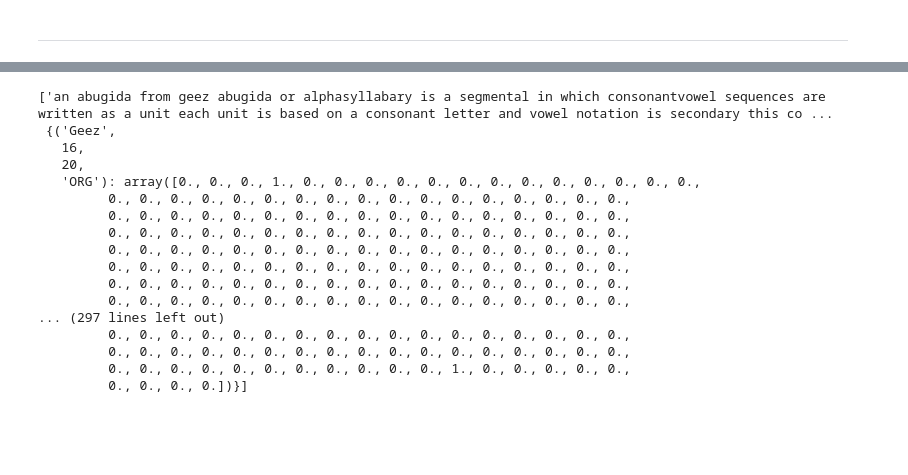
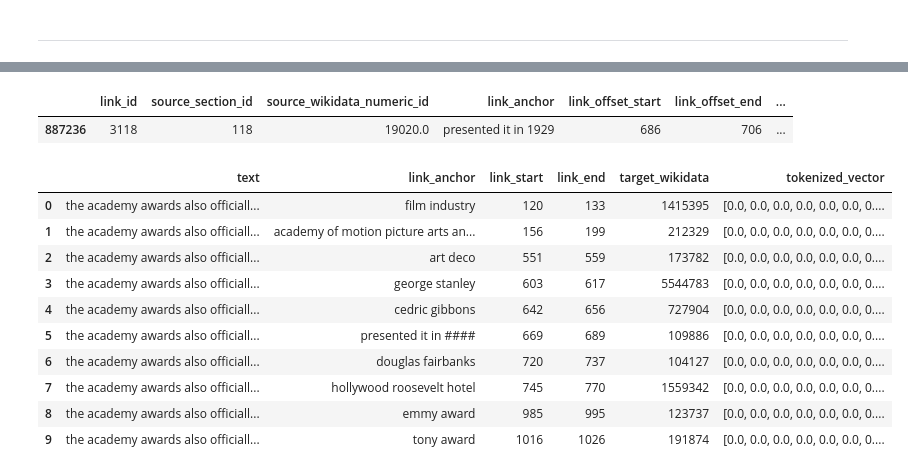
Before and after one commit to Ankur3107/NamedEntityDisambiguation, a Jupyter notebook: notebooks/text-feature-engineering.ipynb, the cells around one changed output, grey strips where cells are left out. Saved outputs shown, nothing was run; the diff lists cells and outputs as text; code cells hidden in the pictures; blank space fills up the shorter version.

```diff
--- a/notebooks/text-feature-engineering.ipynb
+++ b/notebooks/text-feature-engineering.ipynb
@@ -14,7 +10,7 @@ Do data manipulation in SQL instead.
 # %%
 try:
     # data of both wikipedia pages
-    sample = pd.read_csv('../data/plaintext_link_sample_full.csv')
+    sample = pd.read_csv('../data/plaintext_link_sample_1percent.csv')
 
 except FileNotFoundError:
 
@@ -34,12 +30,17 @@ except FileNotFoundError:
     plaintext_link_cols = [col[1] for col in c.execute("PRAGMA table_info(plaintext_link)")]
 
     # get a sample of the data to work on pandas
+    # there are about 38.5 million entries
     query2 = """
     SELECT *
     FROM plaintext_link
+    WHERE source_section_id IN (SELECT DISTINCT(source_section_id)
+                                FROM plaintext_link
+                                ORDER BY random()
+                                LIMIT 385000)
     """
     sample = viz_tables(plaintext_link_cols, query2)
-    sample.to_csv('../data/plaintext_link_sample_full.csv', index=False)
+    sample.to_csv('../data/plaintext_link_sample_1percent.csv', index=False)
 
     c.close()
     db.close()
@@ -52,14 +51,20 @@ from text_cleaning_functions import *
 
 unicode_dict = get_unicode_dict()
 
+# drop those without link anchors
+sample = sample[~sample['link_anchor'].isna()].copy()
 # replace html encoded strings, weird characters, and additional whitespaces
 cleaned_sample = text_preprocessing(sample, [('&\w+;|&#[0-9]+;|&#[xX][a-fA-F0-9]+;', ''),
                                              ('[^a-zA-Z0-9\s]', ''),
                                              ('\s{2,}', ' '),
-                                             ('^ | $', '')], unicode_dict)
+                                             ('^ | $', ''),
+                                             ('[0-9]', '#')], unicode_dict)
+
+# lowercase everything
+
 
 # approx 10-15 minutes for 5000 text...
-true_entity, ner_entity = extract_entities_and_labels(cleaned_sample)
+#true_entity, ner_entity = extract_entities_and_labels(cleaned_sample)
 
 # keep entities which were both identified by NER and has a corresponding Wikipedia link
-ner_entity, true_entity = drop_entities(ner_entity, true_entity)
+#ner_entity, true_entity = drop_entities(ner_entity, true_entity)
@@ -66,20 +88,0 @@ ner_entity, true_entity = drop_entities(ner_entity, true_entity)
-# %%
-ner_entity[0]
-# %% [output]
-['an abugida from geez abugida or alphasyllabary is a segmental in which consonantvowel sequences are written as a unit each unit is based on a consonant letter and vowel notation is secondary this co ...
- {('Geez',
-   16,
-   20,
-   'ORG'): array([0., 0., 0., 1., 0., 0., 0., 0., 0., 0., 0., 0., 0., 0., 0., 0., 0.,
-         0., 0., 0., 0., 0., 0., 0., 0., 0., 0., 0., 0., 0., 0., 0., 0., 0.,
-         0., 0., 0., 0., 0., 0., 0., 0., 0., 0., 0., 0., 0., 0., 0., 0., 0.,
-         0., 0., 0., 0., 0., 0., 0., 0., 0., 0., 0., 0., 0., 0., 0., 0., 0.,
-         0., 0., 0., 0., 0., 0., 0., 0., 0., 0., 0., 0., 0., 0., 0., 0., 0.,
-         0., 0., 0., 0., 0., 0., 0., 0., 0., 0., 0., 0., 0., 0., 0., 0., 0.,
-         0., 0., 0., 0., 0., 0., 0., 0., 0., 0., 0., 0., 0., 0., 0., 0., 0.,
-         0., 0., 0., 0., 0., 0., 0., 0., 0., 0., 0., 0., 0., 0., 0., 0., 0.,
-... (297 lines left out)
-         0., 0., 0., 0., 0., 0., 0., 0., 0., 0., 0., 0., 0., 0., 0., 0., 0.,
-         0., 0., 0., 0., 0., 0., 0., 0., 0., 0., 0., 0., 0., 0., 0., 0., 0.,
-         0., 0., 0., 0., 0., 0., 0., 0., 0., 0., 0., 1., 0., 0., 0., 0., 0.,
-         0., 0., 0., 0.])}]
@@ -85,0 +91,5 @@ ner_entity[0]
+# %%
+sample[sample['link_id']==3118]
+# %% [output]
+|  | link_id | source_section_id | source_wikidata_numeric_id | link_anchor | link_offset_start | link_offset_end | ... |
+| 887236 | 3118 | 118 | 19020.0 | presented it in 1929 | 686 | 706 | ... |
@@ -85,0 +172,21 @@ ner_entity[0]
+# %%
+# lowercase everything
+sample_data = extract_entities(cleaned_sample)
+
+# match link anchor with text
+sample_data['link_anchor'] = sample_data.apply(lambda i: i.text[i.link_start:i.link_end], axis=1)
+sample_data.to_csv('../data/sample_data_1percent.csv', index=False)
+# %%
+sample_data.head(10)
+# %% [output]
+|  | text | link_anchor | link_start | link_end | target_wikidata | tokenized_vector |
+| 0 | the academy awards also officiall... | film industry | 120 | 133 | 1415395 | [0.0, 0.0, 0.0, 0.0, 0.0, 0.0, 0.... |
+| 1 | the academy awards also officiall... | academy of motion picture arts an... | 156 | 199 | 212329 | [0.0, 0.0, 0.0, 0.0, 0.0, 0.0, 0.... |
+| 2 | the academy awards also officiall... | art deco | 551 | 559 | 173782 | [0.0, 0.0, 0.0, 0.0, 0.0, 0.0, 0.... |
+| 3 | the academy awards also officiall... | george stanley | 603 | 617 | 5544783 | [0.0, 0.0, 0.0, 0.0, 0.0, 0.0, 0.... |
+| 4 | the academy awards also officiall... | cedric gibbons | 642 | 656 | 727904 | [0.0, 0.0, 0.0, 0.0, 0.0, 0.0, 0.... |
+| 5 | the academy awards also officiall... | presented it in #### | 669 | 689 | 109886 | [0.0, 0.0, 0.0, 0.0, 0.0, 0.0, 0.... |
+| 6 | the academy awards also officiall... | douglas fairbanks | 720 | 737 | 104127 | [0.0, 0.0, 0.0, 0.0, 0.0, 0.0, 0.... |
+| 7 | the academy awards also officiall... | hollywood roosevelt hotel | 745 | 770 | 1559342 | [0.0, 0.0, 0.0, 0.0, 0.0, 0.0, 0.... |
+| 8 | the academy awards also officiall... | emmy award | 985 | 995 | 123737 | [0.0, 0.0, 0.0, 0.0, 0.0, 0.0, 0.... |
+| 9 | the academy awards also officiall... | tony award | 1016 | 1026 | 191874 | [0.0, 0.0, 0.0, 0.0, 0.0, 0.0, 0.... |
```
Also changed, not shown: parts of 8 cells of this notebook, 17 other files.
